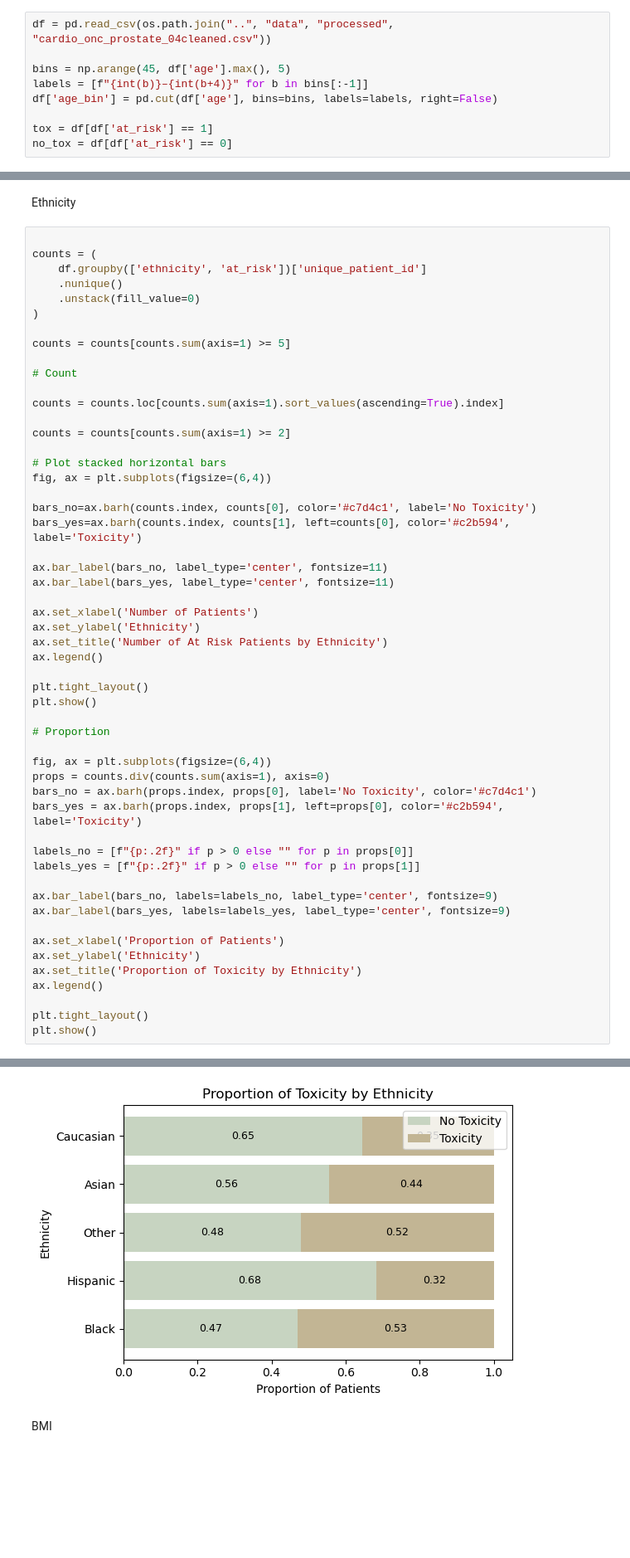
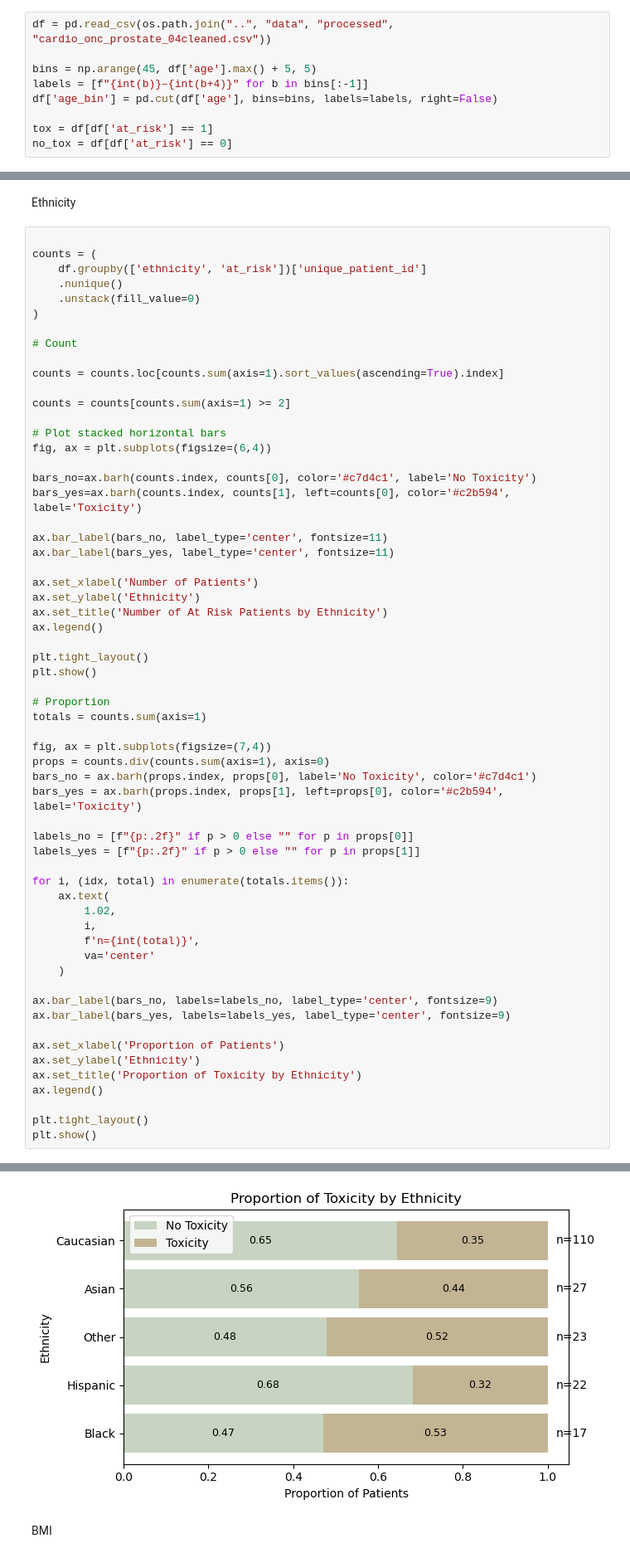
Before and after one commit to kstatham402/170A_Capstone_Project, a Jupyter notebook: notebooks/descriptive_visuals.ipynb, the cells around one changed output, grey strips where cells are left out. Shown at 83% size. Saved outputs shown, nothing was run; the diff lists cells and outputs as text; blank space fills up the shorter version.

Commit message:
Updated descriptive statistics & visuals

```diff
--- a/notebooks/descriptive_visuals.ipynb
+++ b/notebooks/descriptive_visuals.ipynb
@@ -9,7 +9,7 @@ import seaborn as sns
 # %%
 df = pd.read_csv(os.path.join("..", "data", "processed", "cardio_onc_prostate_04cleaned.csv"))
 
-bins = np.arange(45, df['age'].max(), 5)
+bins = np.arange(45, df['age'].max() + 5, 5)
 labels = [f"{int(b)}–{int(b+4)}" for b in bins[:-1]]
 df['age_bin'] = pd.cut(df['age'], bins=bins, labels=labels, right=False)
 
@@ -121,8 +125,6 @@ counts = (
     .nunique()
     .unstack(fill_value=0)
 )
-
-counts = counts[counts.sum(axis=1) >= 5]
 
 # Count
 
@@ -141,35 +143,44 @@ ax.bar_label(bars_yes, label_type='center', fontsize=11)
 
 ax.set_xlabel('Number of Patients')
 ax.set_ylabel('Ethnicity')
 ax.set_title('Number of At Risk Patients by Ethnicity')
 ax.legend()
 
 plt.tight_layout()
 plt.show()
 
 # Proportion
+totals = counts.sum(axis=1)
 
-fig, ax = plt.subplots(figsize=(6,4))
+fig, ax = plt.subplots(figsize=(7,4))
 props = counts.div(counts.sum(axis=1), axis=0)
 bars_no = ax.barh(props.index, props[0], label='No Toxicity', color='#c7d4c1')
 bars_yes = ax.barh(props.index, props[1], left=props[0], color='#c2b594', label='Toxicity')
 
 labels_no = [f"{p:.2f}" if p > 0 else "" for p in props[0]]
 labels_yes = [f"{p:.2f}" if p > 0 else "" for p in props[1]]
+
+for i, (idx, total) in enumerate(totals.items()):
+    ax.text(
+        1.02,
+        i,
+        f'n={int(total)}',
+        va='center'
+    )
 
 ax.bar_label(bars_no, labels=labels_no, label_type='center', fontsize=9)
 ax.bar_label(bars_yes, labels=labels_yes, label_type='center', fontsize=9)
 
 ax.set_xlabel('Proportion of Patients')
 ax.set_ylabel('Ethnicity')
 ax.set_title('Proportion of Toxicity by Ethnicity')
 ax.legend()
 
 plt.tight_layout()
 plt.show()
 # %% [output]
 [figure]
-[figure, old version]
+[figure, new version]
 # %% [markdown]
 BMI
 # %%
```
Also changed, not shown: parts of 30 cells of this notebook.
